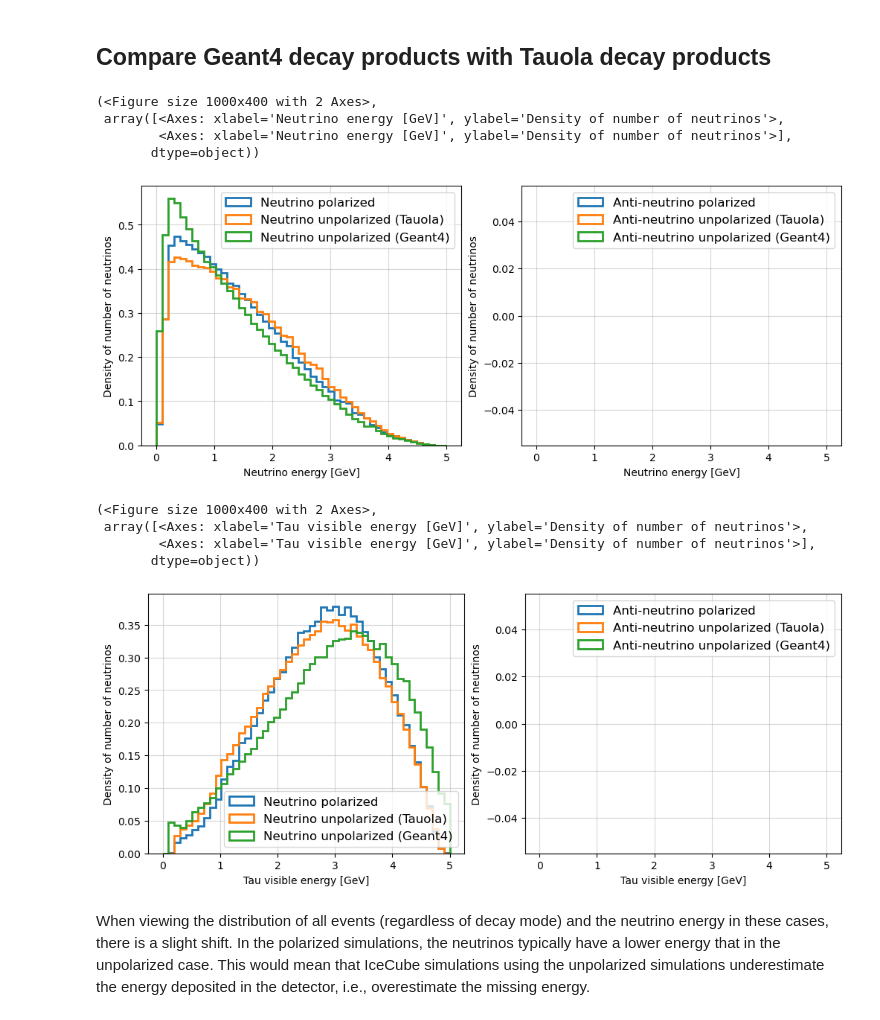
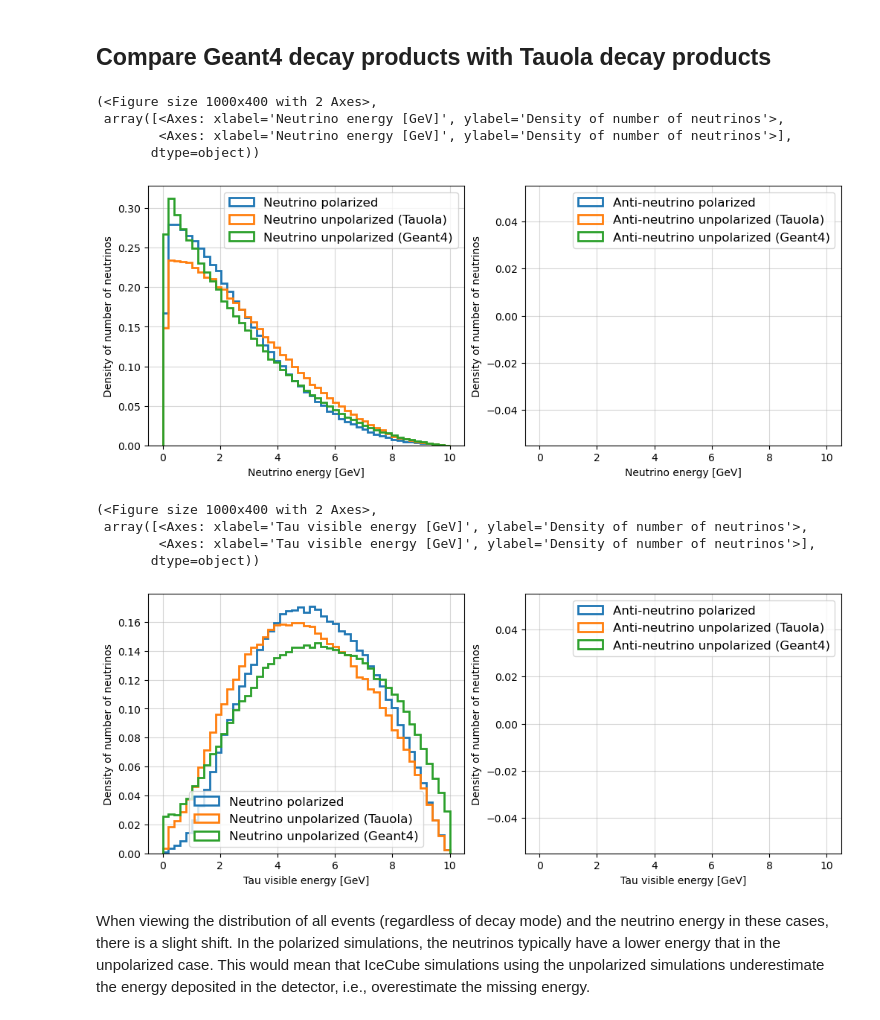
Before and after one commit to simonthor/tau-polarization-icecube, a Jupyter notebook: icecube-tau-decays/tauola_vs_geant4.ipynb, the cells around one changed output. Saved outputs shown, nothing was run; the diff lists cells and outputs as text; code cells hidden in the pictures.

Commit message:
Generate data and plots for E=10 incoming neutrino

```diff
--- a/icecube-tau-decays/tauola_vs_geant4.ipynb
+++ b/icecube-tau-decays/tauola_vs_geant4.ipynb
@@ -11,9 +12,12 @@ from collections import Counter
 # %% [markdown]
 ## Load decays
 # %%
-decay_products = load_hepmc("../data/tauola_output_genie_e5.dat").groupby("event_num").nth[3:].sort_values("event_num")
-decay_products_nopol = load_hepmc("../data/tauola_output_genie_nopol_e5.dat").groupby("event_num").nth[3:].sort_values("event_num")
-decay_products_g4 = pd.read_csv("../data/geant4_output_e5.csv").sort_values("event_num")
+# TODO read this from a config file
+genie_nutau_energy = 10 # GeV
+
+decay_products = load_hepmc(f"../data/tauola_output_genie_e{genie_nutau_energy}.dat").groupby("event_num").nth[3:].sort_values("event_num")
+decay_products_nopol = load_hepmc(f"../data/tauola_output_genie_nopol_e{genie_nutau_energy}.dat").groupby("event_num").nth[3:].sort_values("event_num")
+decay_products_g4 = pd.read_csv(f"../data/geant4_output_e{genie_nutau_energy}.csv").sort_values("event_num")
 # %% [output]
 0
 10000
@@ -109,26 +116,26 @@ nutau_nopol, anti_nutau_nopol = get_particle_property(decay_products_nopol, 16,
 nutau_g4, anti_nutau_g4 = get_particle_property(decay_products_g4, 16, "E")
 
 compare_histos(nutau, anti_nutau, nutau_nopol, anti_nutau_nopol, nutau_g4, anti_nutau_g4,
-               bins=np.linspace(0, 5, 50), xlabel="Neutrino energy [GeV]", density=True)
+               bins=np.linspace(0, genie_nutau_energy, 50), xlabel="Neutrino energy [GeV]", density=True)
 # %% [output]
 (<Figure size 1000x400 with 2 Axes>,
  array([<Axes: xlabel='Neutrino energy [GeV]', ylabel='Density of number of neutrinos'>,
         <Axes: xlabel='Neutrino energy [GeV]', ylabel='Density of number of neutrinos'>],
        dtype=object))
-[figure, old version]
+[figure, new version]
 # %%
 nutau = decay_products.query("pdg != 16").groupby("event_num")["E"].sum()
 nutau_nopol = decay_products_nopol.query("pdg != 16").groupby("event_num")["E"].sum()
 nutau_g4 = decay_products_g4.query("pdg != 16").groupby("event_num")["E"].sum()
 
 compare_histos(nutau, np.array([]), nutau_nopol, np.array([]), nutau_g4, np.array([]),
-               bins=np.linspace(0, 5, 50), xlabel="Tau visible energy [GeV]", density=True)
+               bins=np.linspace(0, genie_nutau_energy, 50), xlabel="Tau visible energy [GeV]", density=True)
 # %% [output]
 (<Figure size 1000x400 with 2 Axes>,
  array([<Axes: xlabel='Tau visible energy [GeV]', ylabel='Density of number of neutrinos'>,
         <Axes: xlabel='Tau visible energy [GeV]', ylabel='Density of number of neutrinos'>],
        dtype=object))
-[figure, old version]
+[figure, new version]
 # %% [markdown]
 When viewing the distribution of all events (regardless of decay mode) and the neutrino energy in these cases, there is a slight shift. In the polarized simulations, the neutrinos typically have a lower energy that in the unpolarized case. This would mean that IceCube simulations using the unpolarized simulations underestimate the energy deposited in the detector, i.e., overestimate the missing energy.
 # %% [markdown]
```
Also changed, not shown: parts of 17 cells of this notebook, 4 other files.
